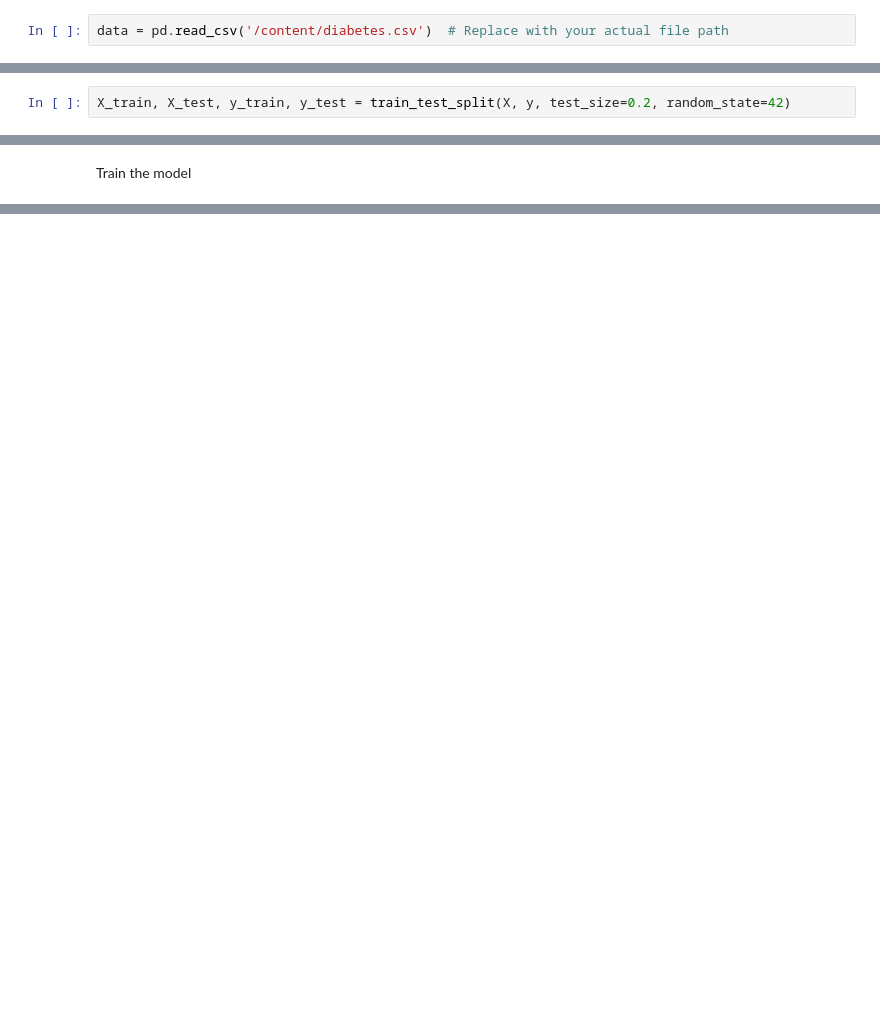
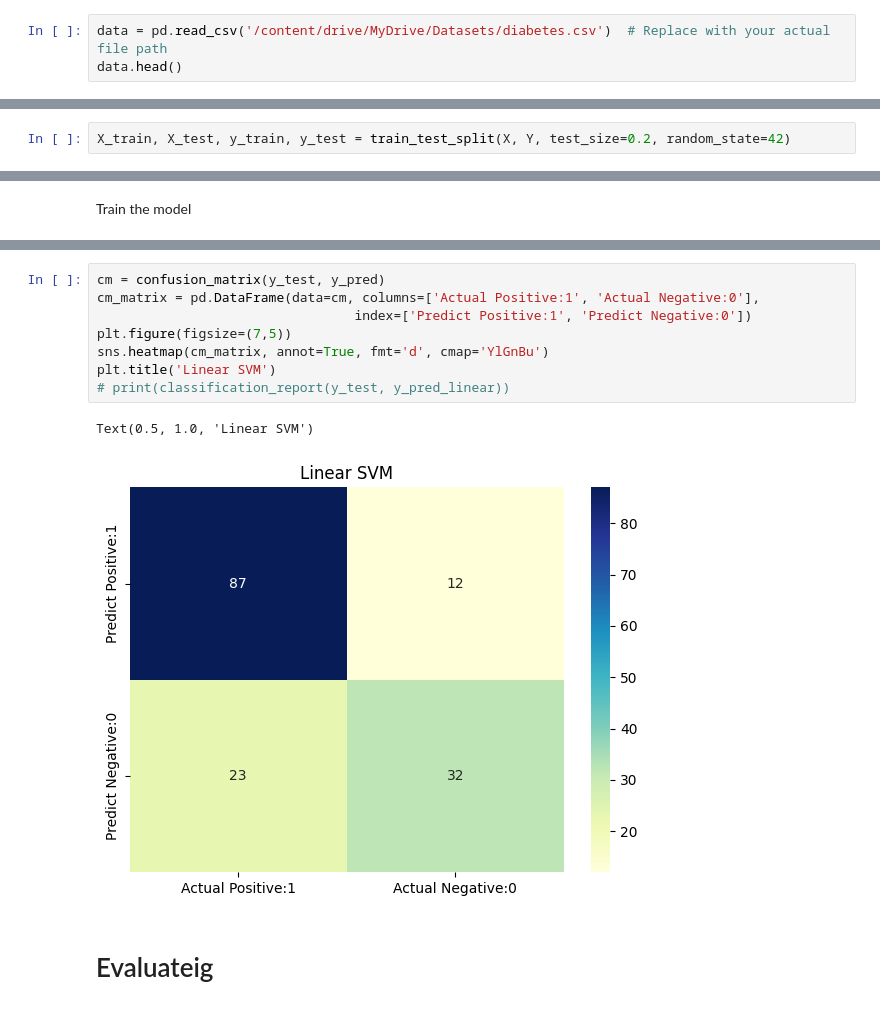
Before and after one commit to tfrbf/Deep, a Jupyter notebook: diabets.ipynb, the cells around one changed output, grey strips where cells are left out. Saved outputs shown, nothing was run; the diff lists cells and outputs as text; blank space fills up the shorter version.

```diff
--- a/diabets.ipynb
+++ b/diabets.ipynb
@@ -17,2 +28,3 @@ Load the data
 # %%
-data = pd.read_csv('/content/diabetes.csv')  # Replace with your actual file path
+data = pd.read_csv('/content/drive/MyDrive/Datasets/diabetes.csv')  # Replace with your actual file path
+data.head()
@@ -81,2 +90,2 @@ Split the data into training and testing sets
 # %%
-X_train, X_test, y_train, y_test = train_test_split(X, y, test_size=0.2, random_state=42)
+X_train, X_test, y_train, y_test = train_test_split(X, Y, test_size=0.2, random_state=42)
@@ -190,3 +256,16 @@ Evaluate the model
+# %%
+cm = confusion_matrix(y_test, y_pred)
+cm_matrix = pd.DataFrame(data=cm, columns=['Actual Positive:1', 'Actual Negative:0'],
+                                 index=['Predict Positive:1', 'Predict Negative:0'])
+plt.figure(figsize=(7,5))
+sns.heatmap(cm_matrix, annot=True, fmt='d', cmap='YlGnBu')
+plt.title('Linear SVM')
+# print(classification_report(y_test, y_pred_linear))
+# %% [output]
+Text(0.5, 1.0, 'Linear SVM')
+[figure, added]
+# %% [markdown]
+# Evaluateig
 # %%
 score = model.evaluate(X_test_scaled, y_test)
 print(f'Test Loss: {score[0]}')
```
Also changed, not shown: parts of 33 cells of this notebook.
